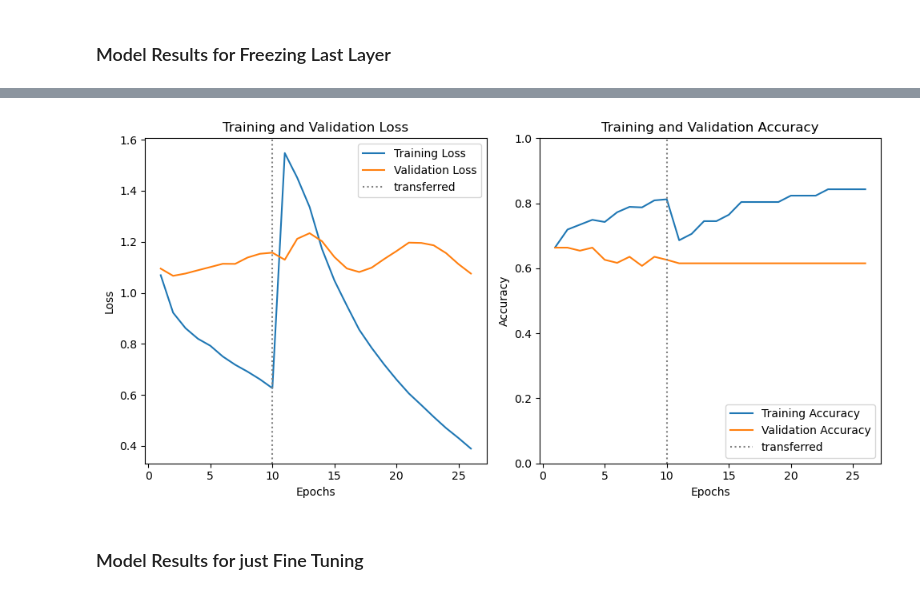
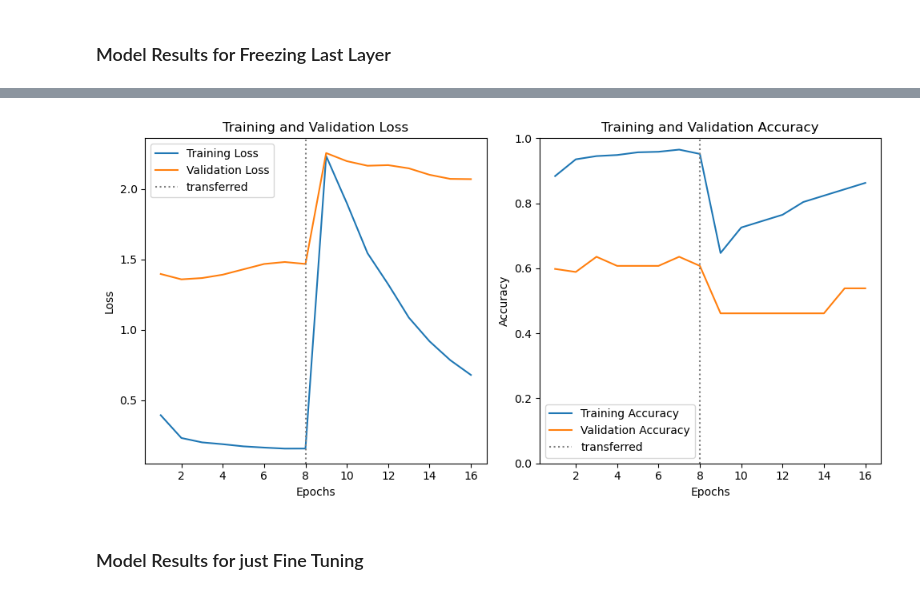
Before and after one commit to jlai03/Transfer-Learning-for-Racial-Sparsity-in-Genomic-Breast-Cancer-Data, a Jupyter notebook: transfer_learning_models/LSTM_transfer.ipynb, the cells around one changed output, grey strips where cells are left out. Cells and saved outputs as stored; diff of their text form; code cells hidden in the pictures.

```diff
--- a/transfer_learning_models/LSTM_transfer.ipynb
+++ b/transfer_learning_models/LSTM_transfer.ipynb
@@ -206,13 +206,13 @@ model.compile(optimizer='adam', loss='categorical_crossentropy', metrics=['accur
 
 # Train Initial Model
 print("---------------------- TRAIN ON WHITE DATA ----------------------")
-history = model.fit(x_train, y_train, epochs=10, batch_size=32, validation_data=(x_val, y_val))
+history = model.fit(x_train, y_train, epochs=8, batch_size=32, validation_data=(x_val, y_val))
 
 # Freeze model
 model = freeze_model(model)
 
 # Transfer Learning
 print("---------------------- TRANSFER TO ASAN DATA ----------------------")
-history_continued = model.fit(x_train_asian, y_train_asian, epochs=25, initial_epoch=history.epoch[-1], batch_size=32, validation_split=0.2)
+history_continued = model.fit(x_train_asian, y_train_asian, epochs=15, initial_epoch=history.epoch[-1], batch_size=32, validation_split=0.2)
 # %% [output]
 ---------------------- TRAIN ON WHITE DATA ----------------------
@@ -253,39 +253,8 @@ Accuracy on test data: 0.8214285969734192
-# %%
-# PLOT MODEL PROGRESS
-
-# Get training history
-training_loss = history.history['loss'] + history_continued.history['loss']
-training_accuracy = history.history['accuracy'] + history_continued.history['accuracy']
-val_loss = history.history['val_loss'] + history_continued.history['val_loss']
-val_accuracy = history.history['val_accuracy'] + history_continued.history['val_accuracy']
-epochs = range(1, len(training_loss) + 1)
-
-# Plotting loss
-plt.figure(figsize=(10, 5))
-plt.subplot(1, 2, 1)
-plt.plot(epochs, training_loss, label='Training Loss')
-plt.plot(epochs, val_loss, label='Validation Loss')
-plt.axvline(x = 10, color = 'gray', label = 'transferred', linestyle='dotted')
-plt.title('Training and Validation Loss')
-plt.xlabel('Epochs')
-plt.ylabel('Loss')
-plt.legend()
-
-# Plotting accuracy
-plt.subplot(1, 2, 2)
-plt.ylim(0, 1)
-plt.plot(epochs, training_accuracy, label='Training Accuracy')
-plt.plot(epochs, val_accuracy, label='Validation Accuracy')
-plt.axvline(x = 10, color = 'gray', label = 'transferred', linestyle='dotted')
-plt.title('Training and Validation Accuracy')
-plt.xlabel('Epochs')
-plt.ylabel('Accuracy')
-plt.legend()
-
-plt.tight_layout()
-plt.show()
-# %% [output]
-[figure, removed]
+# %%
+# PLOT MODEL PROGRESS
+plot_history(history, history_continued, 8)
+# %% [output]
+[figure, added]
 # %% [markdown]
 ### Model Results for just Fine Tuning
 # %%
```
Also changed, not shown: parts of 16 cells of this notebook, 7 other files.
